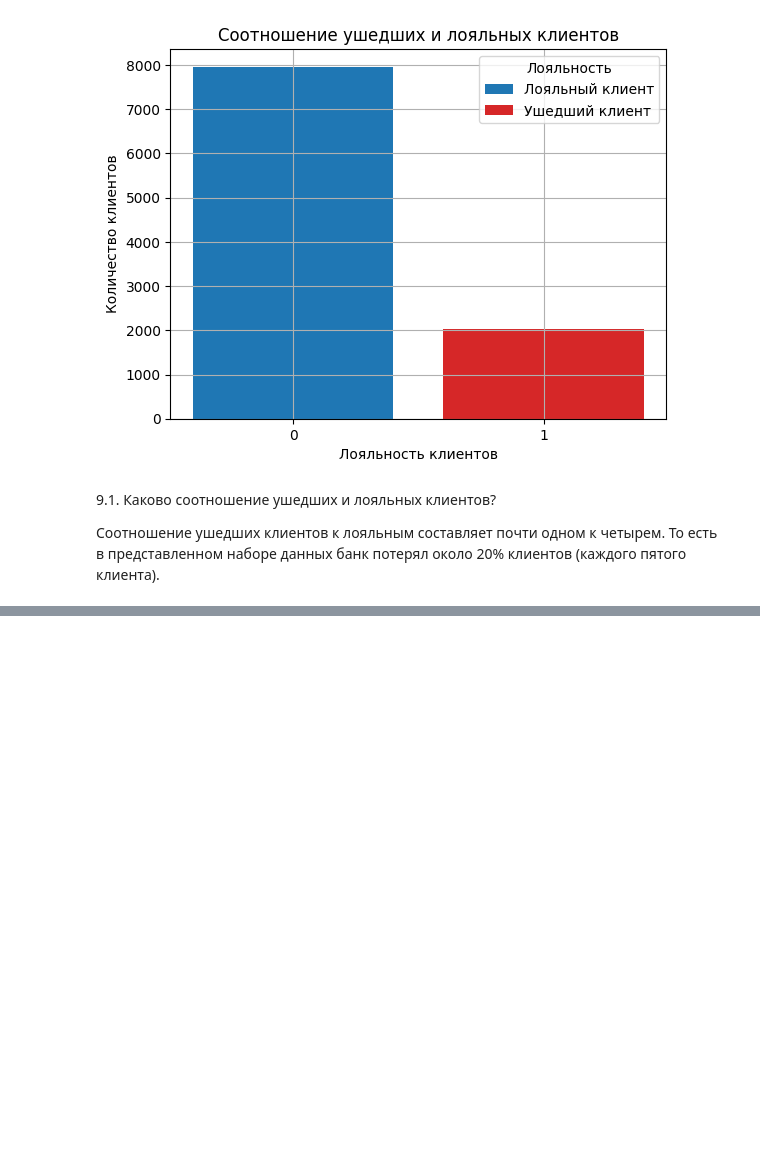
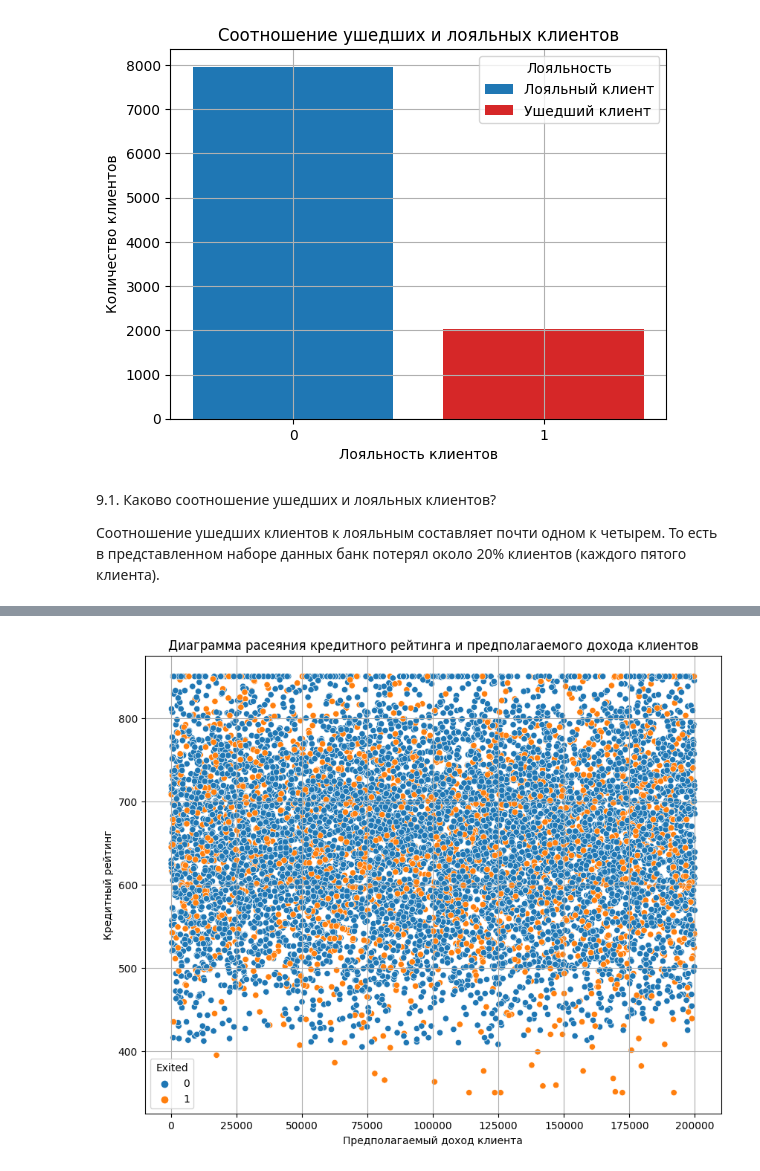
Before and after one commit to DmitVasilev/DS_1, a Jupyter notebook: project_0.5/module Python13.ipynb, the cells around one changed output, grey strips where cells are left out. Saved outputs shown, nothing was run; the diff lists cells and outputs as text; code cells hidden in the pictures; blank space fills up the shorter version.

```diff
--- a/project_0.5/module Python13.ipynb
+++ b/project_0.5/module Python13.ipynb
@@ -108,0 +193,18 @@ hist.grid()
+# %%
+# 9.5. Постройте график, который показывает взаимосвязь кредитного рейтинга клиента и его предполагаемой зарплаты.
+# Добавьте расцветку по признаку оттока к
+
+fig = plt.figure(figsize=(10, 8))
+scatter = sns.scatterplot(
+    data=churn_data,
+     x='EstimatedSalary',
+     y='CreditScore',
+     hue='Exited'
+)
+scatter.set_title('Диаграмма расеяния кредитного рейтинга и предполагаемого дохода клиентов')
+scatter.set_xlabel('Предполагаемый доход клиента')
+scatter.set_ylabel('Кредитный рейтинг')
+scatter.grid()
+plt.show()
+# %% [output]
+[figure, added]
```
Also changed, not shown: parts of 11 cells of this notebook, 2 other files.
